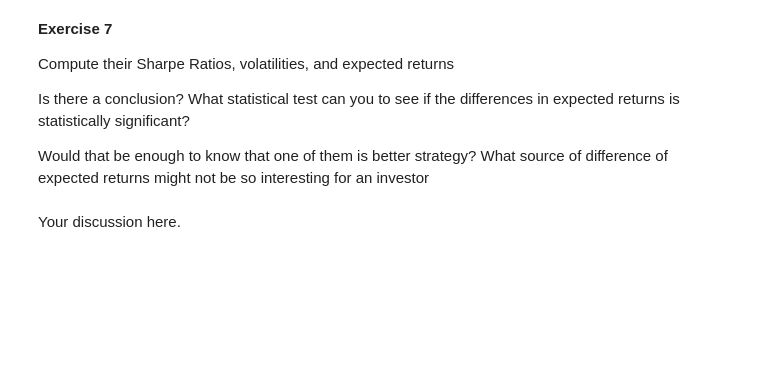
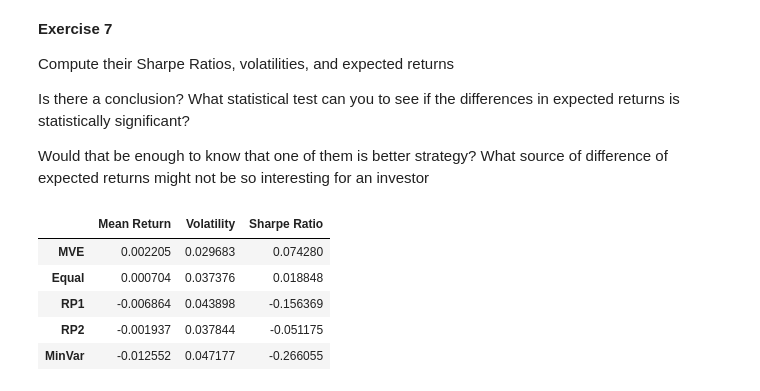
Before and after one commit to Vivianzisheng666/easy-works, a Jupyter notebook: chapters/Assignments/Assignment5.ipynb, the cells around one changed output. Drawn from its saved outputs; the diff is of its cells as text; code cells hidden in the pictures; blank space fills up the shorter version.

```diff
--- a/chapters/Assignments/Assignment5.ipynb
+++ b/chapters/Assignments/Assignment5.ipynb
@@ -266,5 +314,21 @@ Compute their Sharpe Ratios, volatilities, and expected returns
 Is there a conclusion? What statistical test can you to see if the differences in expected returns is statistically significant?
 
 Would that be enough to know that one of them is better strategy?  What source of difference of expected returns might not be so interesting for an investor
-# %% [markdown]
-Your discussion here.
+# %%
+expected_returns = Rp.mean()
+volatilities = Rp.std()
+sharpes = expected_returns / volatilities
+
+performance = pd.DataFrame({
+    'Mean Return': expected_returns,
+    'Volatility': volatilities,
+    'Sharpe Ratio': sharpes
+})
+performance
+# %% [output]
+|  | Mean Return | Volatility | Sharpe Ratio |
+| MVE | 0.002205 | 0.029683 | 0.074280 |
+| Equal | 0.000704 | 0.037376 | 0.018848 |
+| RP1 | -0.006864 | 0.043898 | -0.156369 |
+| RP2 | -0.001937 | 0.037844 | -0.051175 |
+| MinVar | -0.012552 | 0.047177 | -0.266055 |
```
Also changed, not shown: parts of 5 cells of this notebook.
